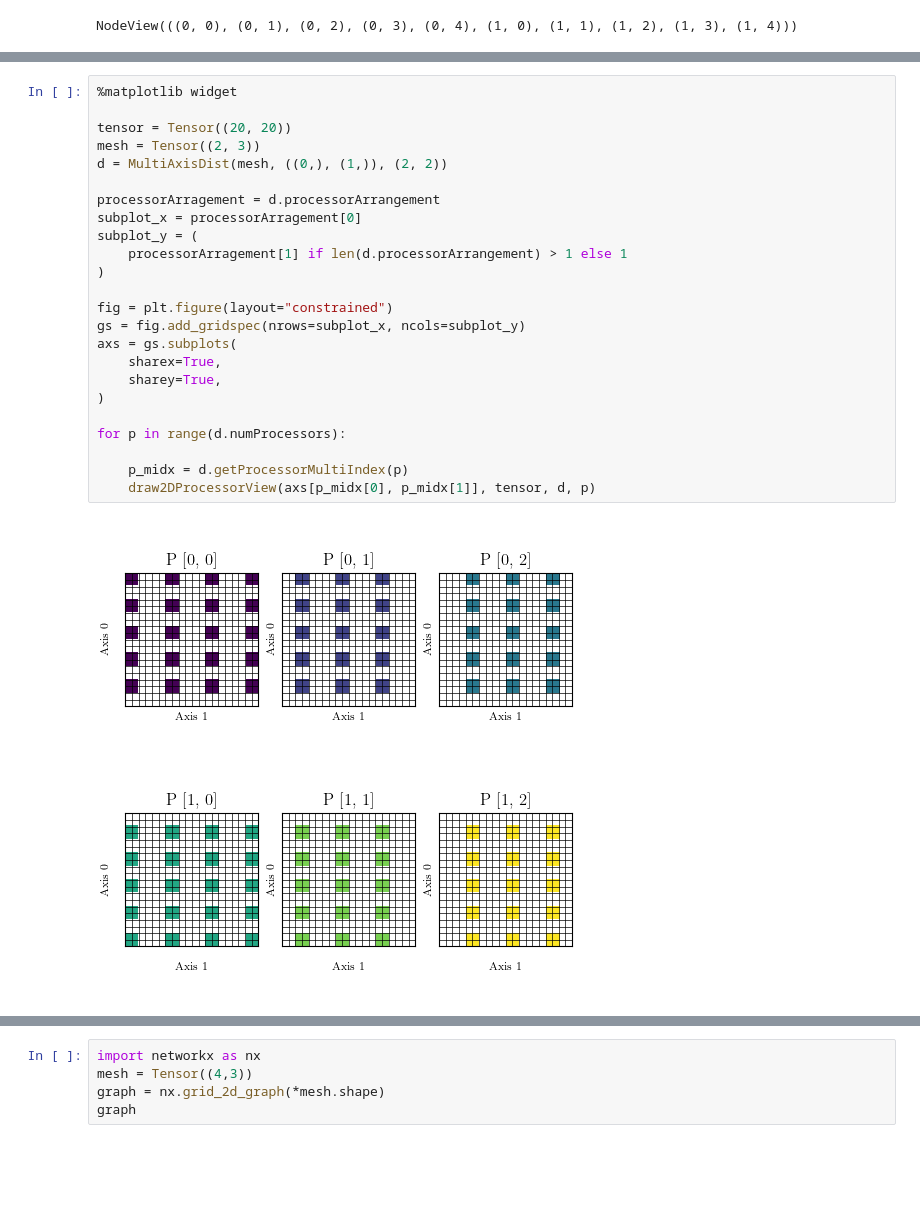
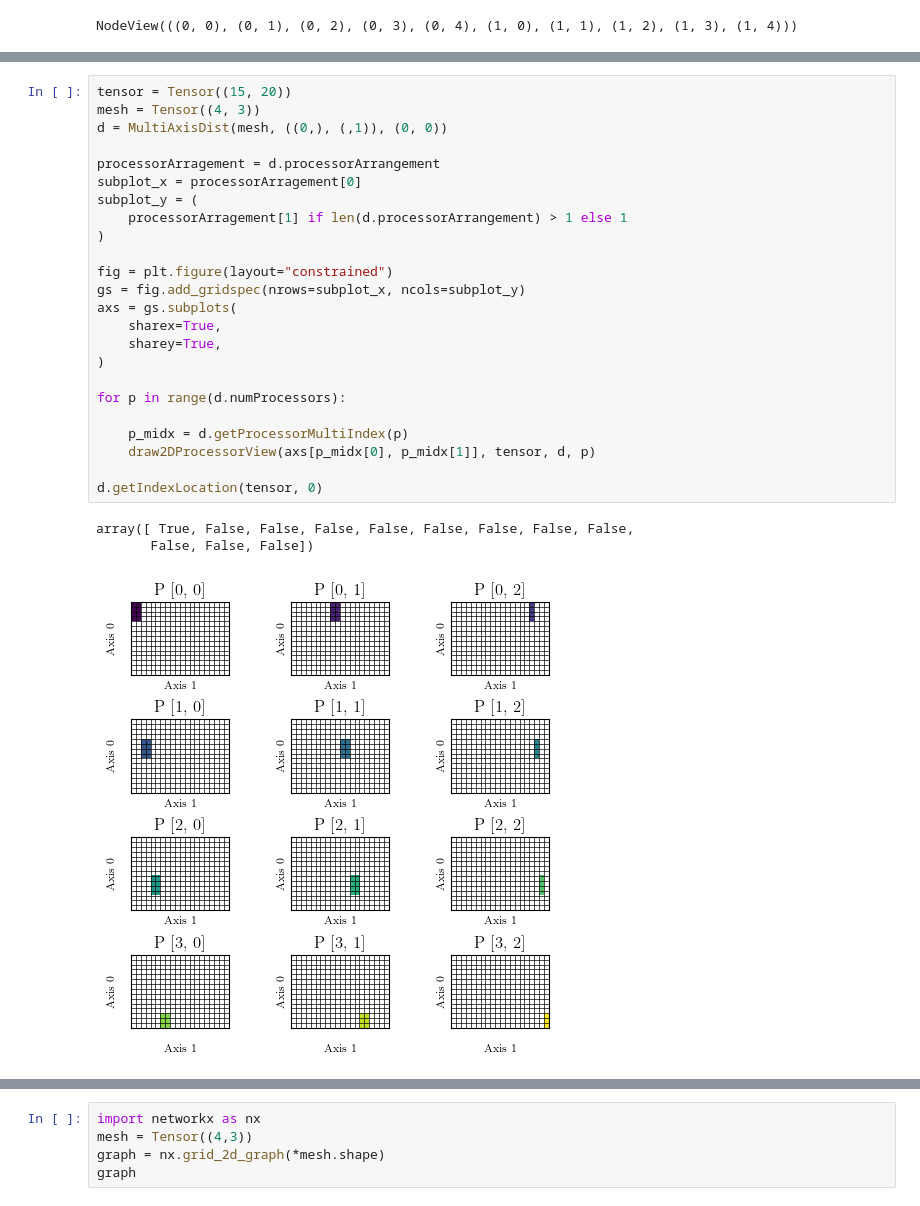
Before and after one commit to Helmholtz-AI-Energy/tensorcraft, a Jupyter notebook: notebooks/viz_basics.ipynb, the cells around one changed output, grey strips where cells are left out. Cells and saved outputs as stored; diff of their text form; blank space fills up the shorter version.

Commit message:
refactor: better automatic block size for MultiAxisDist

```diff
--- a/notebooks/viz_basics.ipynb
+++ b/notebooks/viz_basics.ipynb
@@ -63,27 +61,29 @@ draw3DMesh(fig.add_subplot(111, projection="3d"), mesh)
 # %%
-%matplotlib widget
-
-tensor = Tensor((20, 20))
-mesh = Tensor((2, 3))
-d = MultiAxisDist(mesh, ((0,), (1,)), (2, 2))
+tensor = Tensor((15, 20))
+mesh = Tensor((4, 3))
+d = MultiAxisDist(mesh, ((0,), (,1)), (0, 0))
 
 processorArragement = d.processorArrangement
 subplot_x = processorArragement[0]
 subplot_y = (
     processorArragement[1] if len(d.processorArrangement) > 1 else 1
 )
 
 fig = plt.figure(layout="constrained")
 gs = fig.add_gridspec(nrows=subplot_x, ncols=subplot_y)
 axs = gs.subplots(
     sharex=True,
     sharey=True,
 )
 
 for p in range(d.numProcessors):
 
     p_midx = d.getProcessorMultiIndex(p)
     draw2DProcessorView(axs[p_midx[0], p_midx[1]], tensor, d, p)
+
+d.getIndexLocation(tensor, 0)
 # %% [output]
+array([ True, False, False, False, False, False, False, False, False,
+       False, False, False])
-[figure, old version]
+[figure, new version]
 # %%
```
Also changed, not shown: parts of 7 cells of this notebook, 4 other files.
